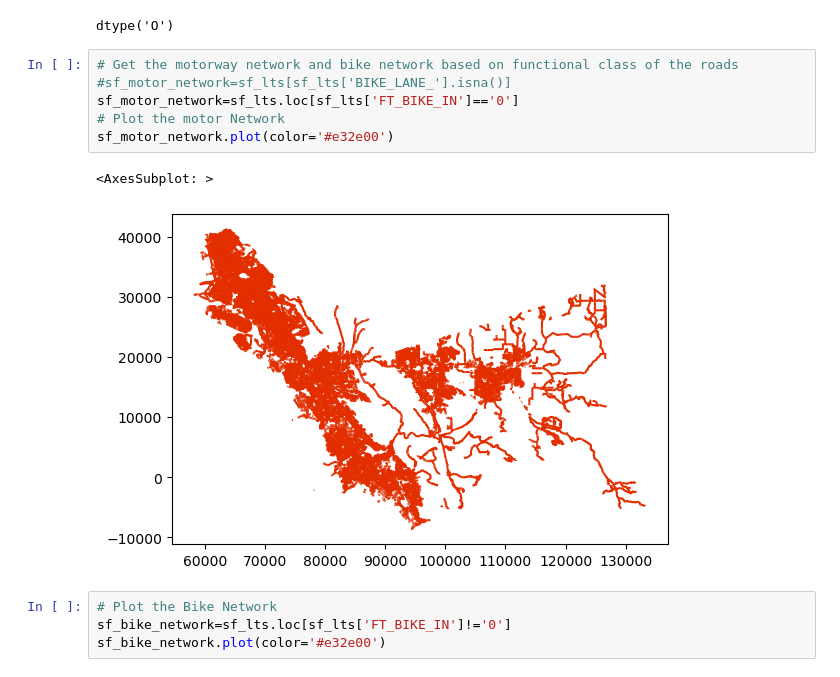
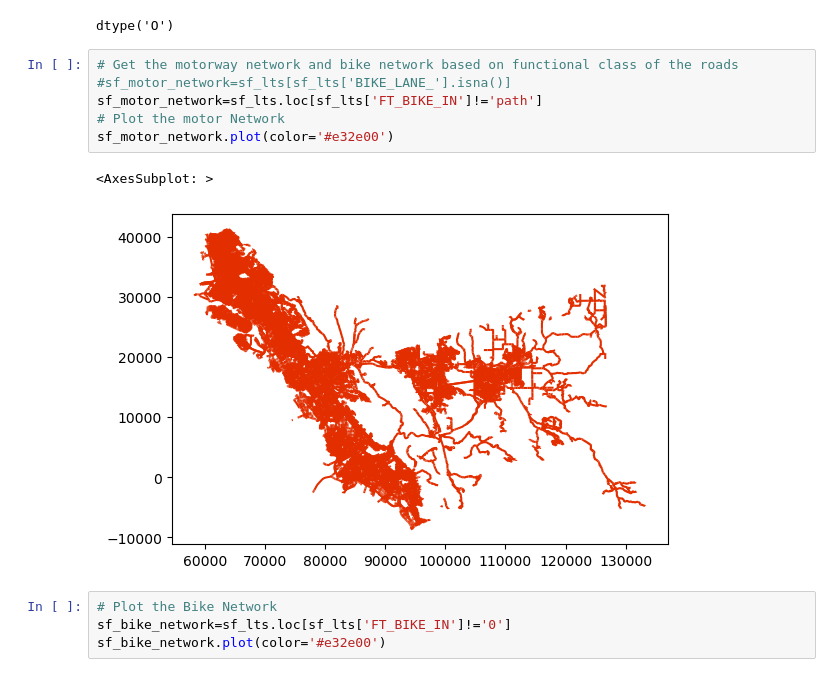
Before and after one commit to MoritzLuca/Evaluation-of-a-Novel-Methodology-to-Measure-the-Bicycle-Network-Connectivity-, a Jupyter notebook: Code/Node_level_Urban_Vs-rural_Connectivity_Alameda County.ipynb, the cells around one changed output. Drawn from its saved outputs; the diff is of its cells as text.

```diff
--- a/Code/Node_level_Urban_Vs-rural_Connectivity_Alameda County.ipynb
+++ b/Code/Node_level_Urban_Vs-rural_Connectivity_Alameda County.ipynb
@@ -611,12 +611,12 @@ dtype('O')
 # %%
 # Get the motorway network and bike network based on functional class of the roads
 #sf_motor_network=sf_lts[sf_lts['BIKE_LANE_'].isna()]
-sf_motor_network=sf_lts.loc[sf_lts['FT_BIKE_IN']=='0']
+sf_motor_network=sf_lts.loc[sf_lts['FT_BIKE_IN']!='path']
 # Plot the motor Network
 sf_motor_network.plot(color='#e32e00')
 # %% [output]
 <AxesSubplot: >
-[figure, old version]
+[figure, new version]
 # %%
 # Plot the Bike Network
 sf_bike_network=sf_lts.loc[sf_lts['FT_BIKE_IN']!='0']
```
Also changed, not shown: parts of 19 cells of this notebook, 11 other files.
